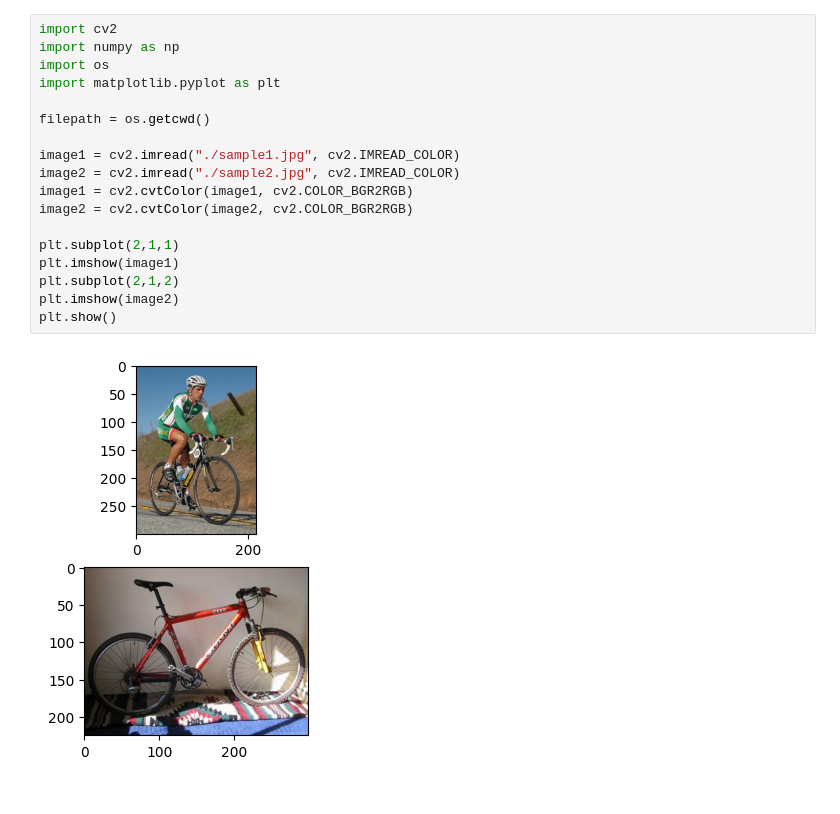
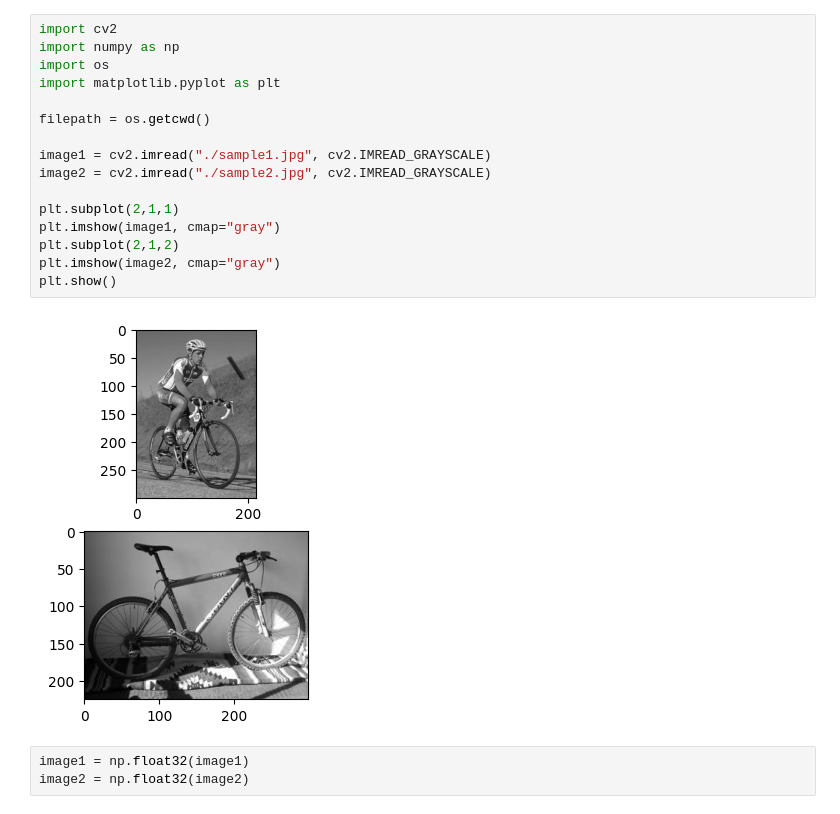
Before and after one commit to chroion/paper-review, a Jupyter notebook: End-to-end weakly-supervised semantic alignment/sift/sift.ipynb, the cells around one changed output. Drawn from its saved outputs; the diff is of its cells as text.

```diff
--- a/End-to-end weakly-supervised semantic alignment/sift/sift.ipynb
+++ b/End-to-end weakly-supervised semantic alignment/sift/sift.ipynb
@@ -1,20 +1,21 @@
 # %%
 import cv2
 import numpy as np
 import os
 import matplotlib.pyplot as plt
 
 filepath = os.getcwd()
 
-image1 = cv2.imread("./sample1.jpg", cv2.IMREAD_COLOR)
-image2 = cv2.imread("./sample2.jpg", cv2.IMREAD_COLOR)
-image1 = cv2.cvtColor(image1, cv2.COLOR_BGR2RGB)
-image2 = cv2.cvtColor(image2, cv2.COLOR_BGR2RGB)
+image1 = cv2.imread("./sample1.jpg", cv2.IMREAD_GRAYSCALE)
+image2 = cv2.imread("./sample2.jpg", cv2.IMREAD_GRAYSCALE)
 
 plt.subplot(2,1,1)
-plt.imshow(image1)
+plt.imshow(image1, cmap="gray")
 plt.subplot(2,1,2)
-plt.imshow(image2)
+plt.imshow(image2, cmap="gray")
 plt.show()
 # %% [output]
-[figure, old version]
+[figure, new version]
+# %%
+image1 = np.float32(image1)
+image2 = np.float32(image2)
```
Also changed, not shown: parts of 30 cells of this notebook.
